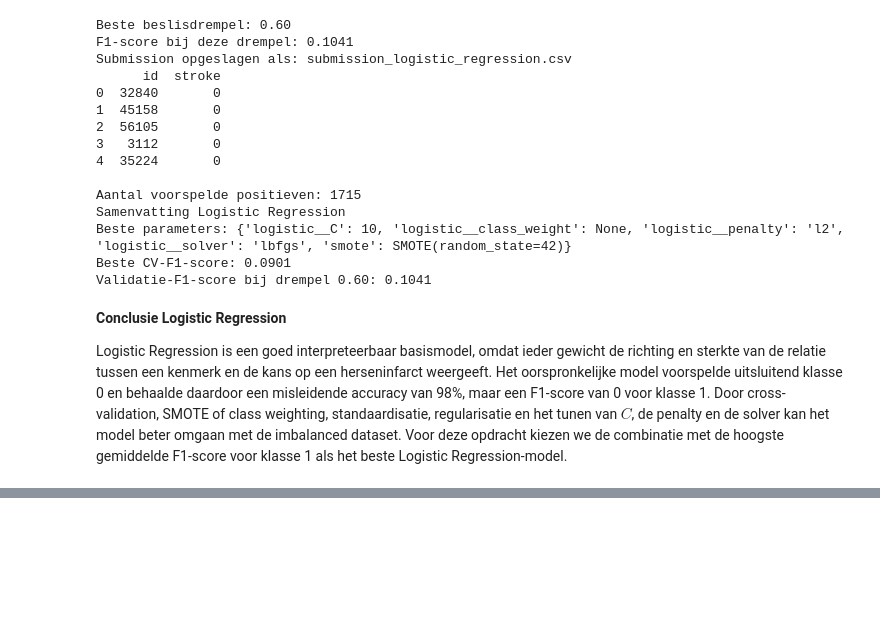
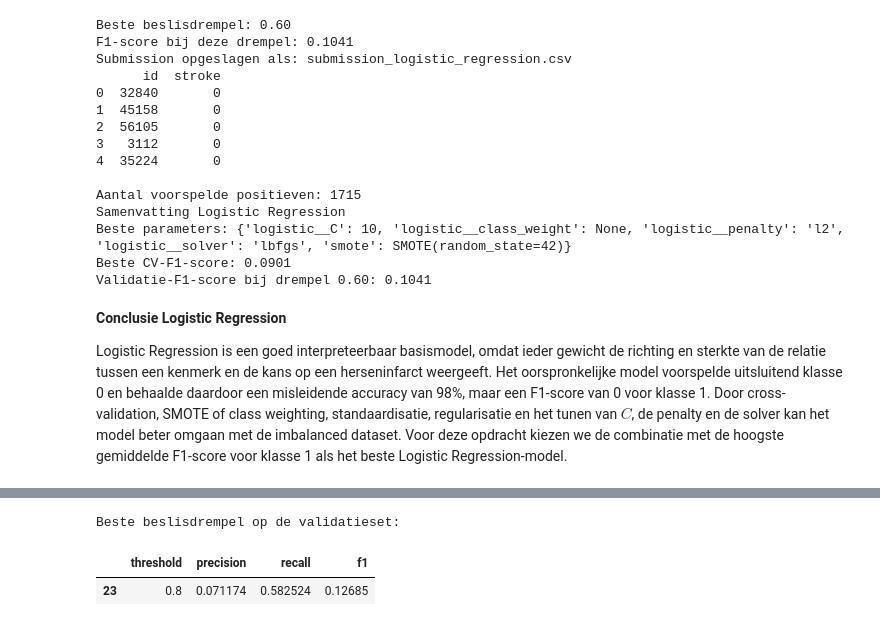
Before and after one commit to ArdaBagci/MachineLearning, a Jupyter notebook: opdracht1.ipynb, the cells around one changed output, grey strips where cells are left out. Drawn from its saved outputs; the diff is of its cells as text; code cells hidden in the pictures; blank space fills up the shorter version.

```diff
--- a/opdracht1.ipynb
+++ b/opdracht1.ipynb
@@ -807,0 +1188,23 @@ Logistic Regression is een goed interpreteerbaar basismodel, omdat ieder gewicht
+# %%
+# Decision scores voor de positieve klasse
+svm_scores = grid_svm.best_estimator_.decision_function(X_test.astype(float))
+
+threshold_results = []
+for threshold in np.arange(-1.5, 1.51, 0.1):
+    y_pred_threshold = (svm_scores >= threshold).astype(int)
+    threshold_results.append({
+        'threshold': threshold,
+        'precision': precision_score(y_test, y_pred_threshold, zero_division=0),
+        'recall': recall_score(y_test, y_pred_threshold, zero_division=0),
+        'f1': f1_score(y_test, y_pred_threshold, zero_division=0)
+    })
+
+threshold_df = pd.DataFrame(threshold_results)
+beste_threshold = threshold_df.loc[threshold_df['f1'].idxmax()]
+
+print('Beste beslisdrempel op de validatieset:')
+display(beste_threshold.to_frame().T)
+# %% [output]
+Beste beslisdrempel op de validatieset:
+|  | threshold | precision | recall | f1 |
+| 23 | 0.8 | 0.071174 | 0.582524 | 0.12685 |
```
Also changed, not shown: parts of 6 cells of this notebook, 1 other file.
